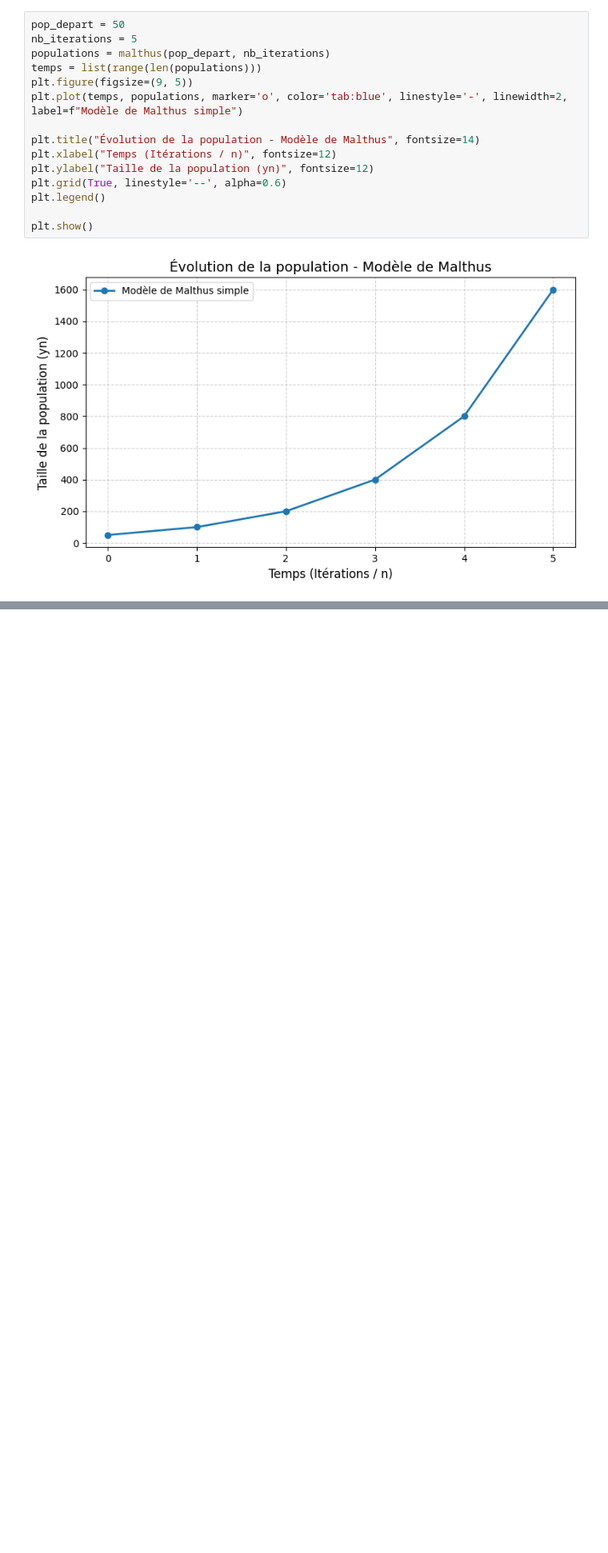
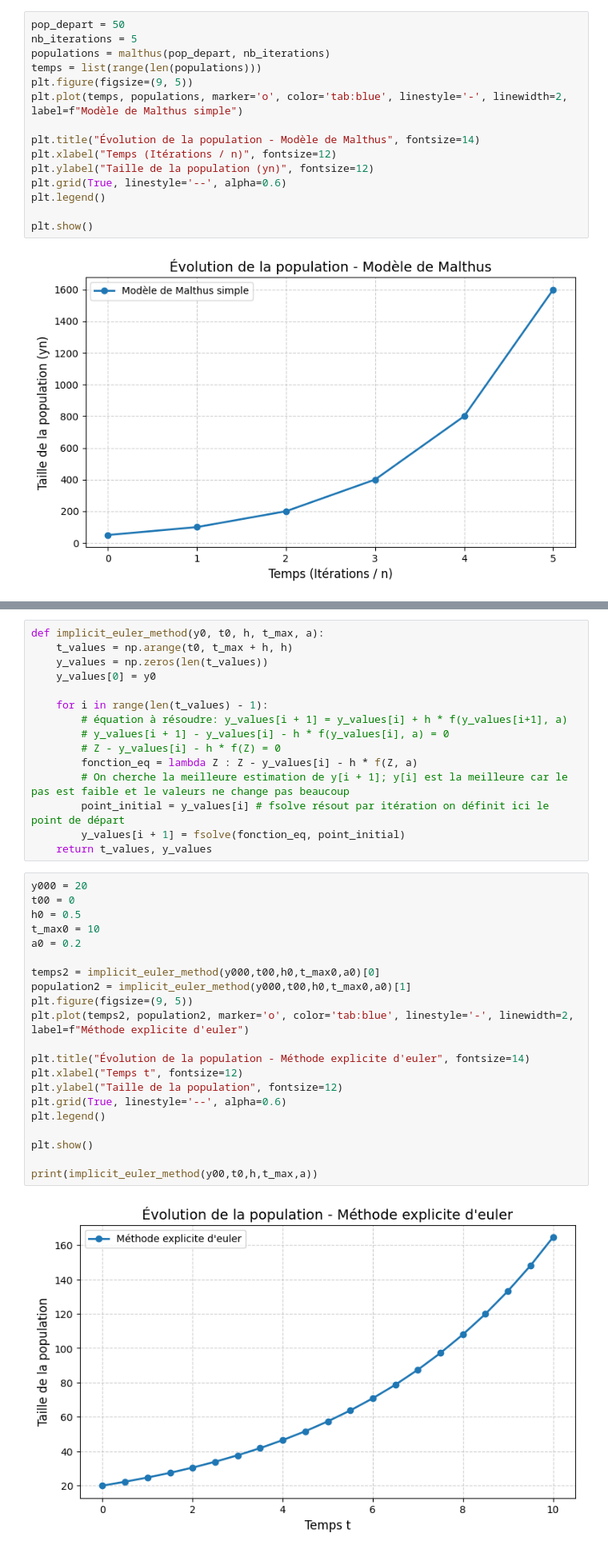
Before and after one commit to ATHERLY-Evan-24012805/Modelisation_dynamique_population, a Jupyter notebook: research.ipynb, the cells around one changed output, grey strips where cells are left out. Shown at 80% size. Saved outputs shown, nothing was run; the diff lists cells and outputs as text; blank space fills up the shorter version.

```diff
--- a/research.ipynb
+++ b/research.ipynb
@@ -50,0 +127,38 @@ plt.show()
+# %%
+def implicit_euler_method(y0, t0, h, t_max, a):
+    t_values = np.arange(t0, t_max + h, h)
+    y_values = np.zeros(len(t_values))
+    y_values[0] = y0
+
+    for i in range(len(t_values) - 1):
+        # équation à résoudre: y_values[i + 1] = y_values[i] + h * f(y_values[i+1], a)
+        # y_values[i + 1] - y_values[i] - h * f(y_values[i], a) = 0
+        # Z - y_values[i] - h * f(Z) = 0
+        fonction_eq = lambda Z : Z - y_values[i] - h * f(Z, a)
+        # On cherche la meilleure estimation de y[i + 1]; y[i] est la meilleure car le pas est faible et le valeurs ne change pas beaucoup
+        point_initial = y_values[i] # fsolve résout par itération on définit ici le point de départ
+        y_values[i + 1] = fsolve(fonction_eq, point_initial)
+    return t_values, y_values
+# %%
+y000 = 20
+t00 = 0
+h0 = 0.5
+t_max0 = 10
+a0 = 0.2
+
+temps2 = implicit_euler_method(y000,t00,h0,t_max0,a0)[0]
+population2 = implicit_euler_method(y000,t00,h0,t_max0,a0)[1]
+plt.figure(figsize=(9, 5))
+plt.plot(temps2, population2, marker='o', color='tab:blue', linestyle='-', linewidth=2, label=f"Méthode explicite d'euler")
+
+plt.title("Évolution de la population - Méthode explicite d'euler", fontsize=14)
+plt.xlabel("Temps t", fontsize=12)
+plt.ylabel("Taille de la population", fontsize=12)
+plt.grid(True, linestyle='--', alpha=0.6)
+plt.legend()
+
+plt.show()
+
+print(implicit_euler_method(y00,t0,h,t_max,a))
+# %% [output]
+[figure, added]
```
Also changed, not shown: parts of 9 cells of this notebook.
